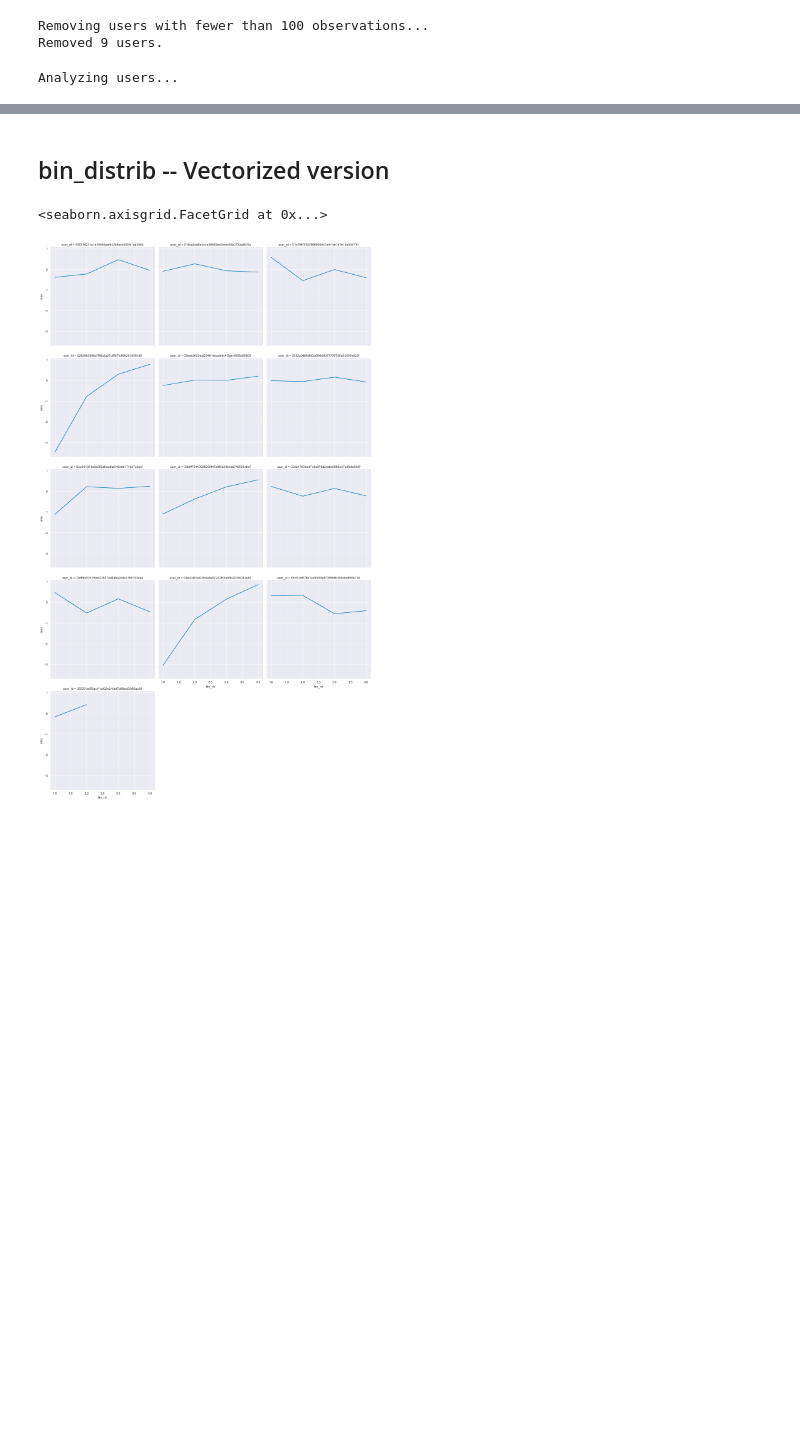
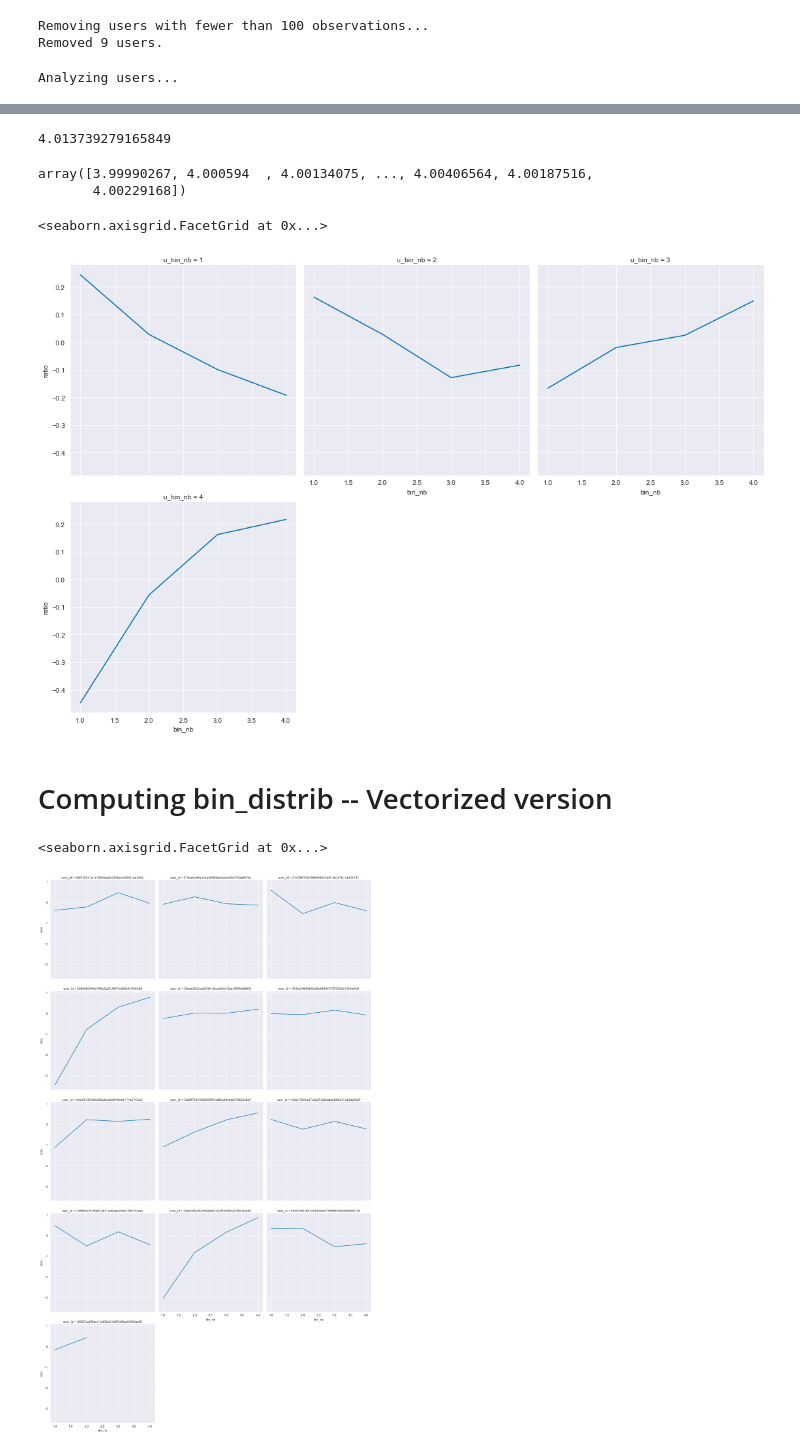
Before and after one commit to QuVil/cmb-recommendation, a Jupyter notebook: src/analysis/mainstream_tests.ipynb, the cells around one changed output, grey strips where cells are left out. Cells and saved outputs as stored; diff of their text form; code cells hidden in the pictures; blank space fills up the shorter version.

```diff
--- a/src/analysis/mainstream_tests.ipynb
+++ b/src/analysis/mainstream_tests.ipynb
@@ -59,6 +61,19 @@ def bin_artists(data, bin_amnt=25, separate_reco=True):
         data["recommended"] = data["origin"].map(is_reco)
 
     return data
+# %%
+def get_user_frame(data, bin_distribution):
+    # Vectorized computing of the users' bin ratios
+    user_frame = main_dist.to_frame()
+    user_frame.columns = ["ratio"]
+
+    # Our user_frame ends up with [user, bin_nb, ratio]
+    user_plays = user_frame["ratio"].sum(level=0)
+    user_frame = user_frame.unstack('bin_nb').divide(bin_distrib, level=1).divide(user_plays, axis=0).stack("bin_nb")
+
+    user_frame = user_frame.reset_index()
+
+    return user_frame
 # %%
 FILE_NAME = "../../data/artist_streams.csv"
 SAVE_NAME = "../../data/mainstream_data.csv"
@@ -126,0 +196,12 @@ Analyzing users...
+# %%
+USER_BINS = 4
+# Cutting into bins
+users_reco["u_bin"] = pd.qcut(users_reco["rate"], USER_BINS, duplicates="drop")
+print(f"Number of users per bin: \n{users_reco.groupby('u_bin').size()}")
+
+# Assigning corresponding numbers to bins
+users_reco["u_bin_nb"] = (users_reco["u_bin"].cat.codes + 1).values
+print(f"Users binned into {users_reco['u_bin_nb'].max()} categories.")
+users_reco.drop(["u_bin", "rate"], axis=1, inplace=True)
+
+# sns.distplot(users_reco[users_reco["bin_nb"] == 4]["rate"], kde=False)
@@ -127,2 +217,29 @@ Analyzing users...
+# %%
+user_frame = get_user_frame(main_dist, bin_distrib).merge(users_reco, left_on="user_id", right_on="user_id").drop(["user_id"], axis=1)
+
+# Geometric mean
+# user_bin_ratios = user_frame.groupby(["u_bin_nb", "bin_nb"])["ratio"].apply(stats.gmean).to_frame().reset_index()
+user_bin_ratios = user_frame.groupby(["u_bin_nb", "bin_nb"])["ratio"].apply(np.mean).to_frame().reset_index()
+
+print(user_bin_ratios.groupby("u_bin_nb")["ratio"].sum().values.mean())
+# %% [output]
+4.013739279165849
+# %%
+# Testing correctness of user frame ratios
+user_frame = get_user_frame(main_dist, bin_distrib)
+user_frame.groupby("user_id")["ratio"].sum().values.mean()
+# %% [output]
+array([3.99990267, 4.000594  , 4.00134075, ..., 4.00406564, 4.00187516,
+       4.00229168])
+# %%
+# Log ratio
+user_bin_ratios["ratio"] = user_bin_ratios["ratio"].map(np.log)
+
+#Plotting the first users
+sns.relplot(x="bin_nb", y="ratio", kind="line", col="u_bin_nb", col_wrap=3, dashes=False, markers=True,
+            estimator=None, data=user_bin_ratios, legend=False)
+# %% [output]
+<seaborn.axisgrid.FacetGrid at 0x...>
+[figure, added]
 # %% [markdown]
-## bin_distrib -- Vectorized version
+# Computing bin_distrib -- Vectorized version
```
Also changed, not shown: parts of 15 cells of this notebook, 3 other files.
